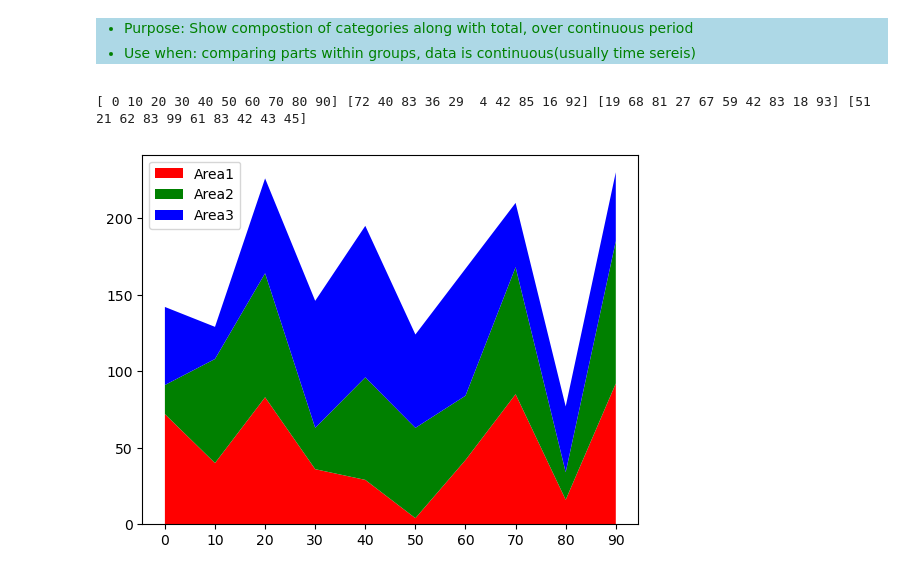
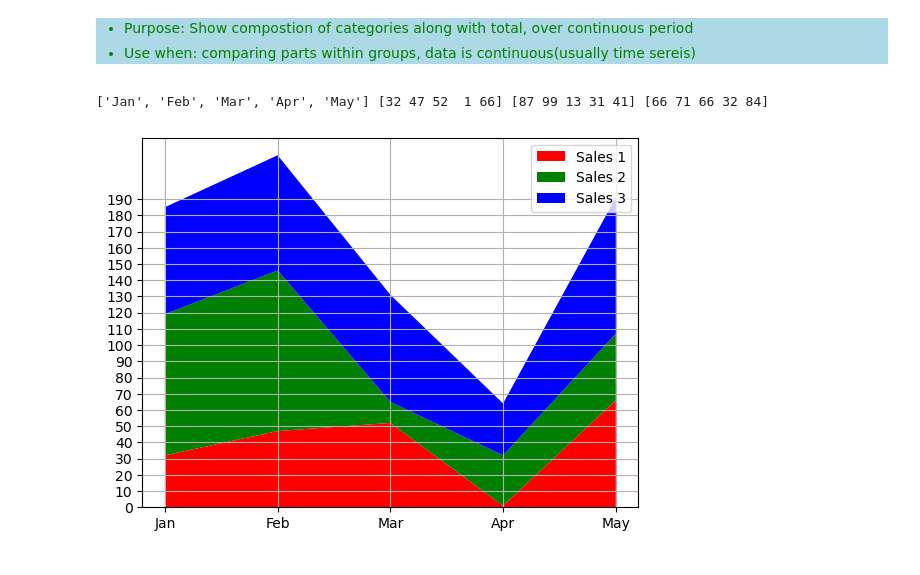
Before and after one commit to Kartika-Nidhi/Libraries_for_DS, a Jupyter notebook: Matplotlib.ipynb, the cells around one changed output. Saved outputs shown, nothing was run; the diff lists cells and outputs as text; code cells hidden in the pictures.

```diff
--- a/Matplotlib.ipynb
+++ b/Matplotlib.ipynb
@@ -398,19 +398,21 @@ Data = [34 97 66  9 49 13 50 49 29 41 71 46 11 83 74 38 56 14 59 74], Max = 97,
 <li>Use when: comparing parts within groups, data is continuous(usually time sereis)</li>
 </ul>
 # %%
-x = np.arange(0,100,10)
-area1 = np.random.randint(1,100,len(x))
-area2 = np.random.randint(1,100,len(x))
-area3 = np.random.randint(1,100,len(x))
-print(x,area1,area2,area3)
+x = ['Jan','Feb','Mar','Apr','May']
+sales1= np.random.randint(1,100,len(x))
+sales2 = np.random.randint(1,100,len(x))
+sales3 = np.random.randint(1,100,len(x))
+print(x,sales1, sales2, sales3)
 
 
 
 
-plt.stackplot(x,area1,area2,area3, labels =['Area1','Area2','Area3'], colors = ['r','g','b'])
-plt.xticks(x)
-plt.legend(loc = 'upper left')
+plt.stackplot(x, sales1, sales2, sales3, labels =['Sales 1','Sales 2','Sales 3'], colors = ['r','g','b'])
+plt.yticks(np.arange(0,200,10))
+plt.grid(True)
+
+plt.legend(loc = 'upper right')
 plt.show()
 # %% [output]
-[ 0 10 20 30 40 50 60 70 80 90] [72 40 83 36 29  4 42 85 16 92] [19 68 81 27 67 59 42 83 18 93] [51 21 62 83 99 61 83 42 43 45]
+['Jan', 'Feb', 'Mar', 'Apr', 'May'] [32 47 52  1 66] [87 99 13 31 41] [66 71 66 32 84]
-[figure, old version]
+[figure, new version]
```
Also changed, not shown: parts of 7 cells of this notebook.
